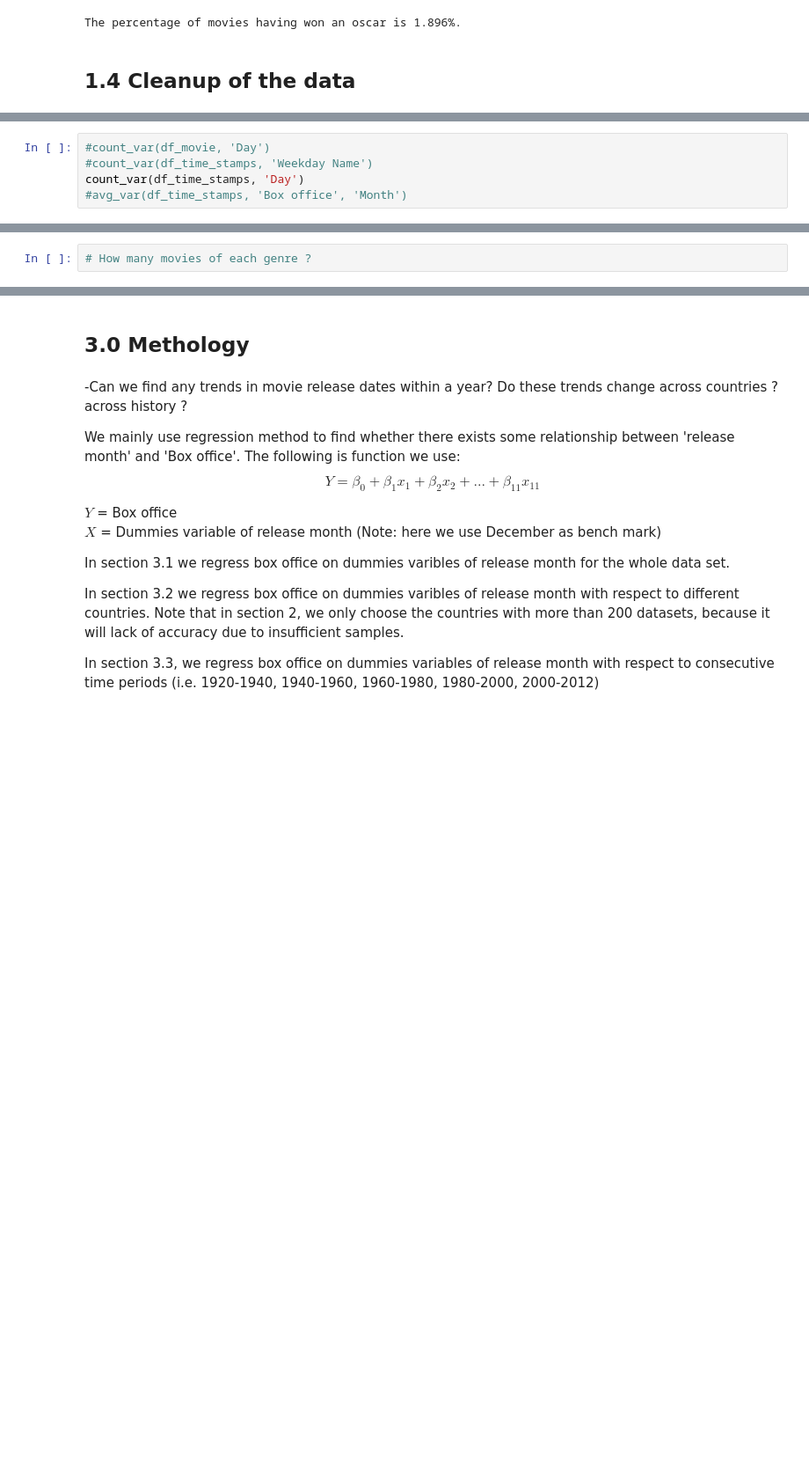
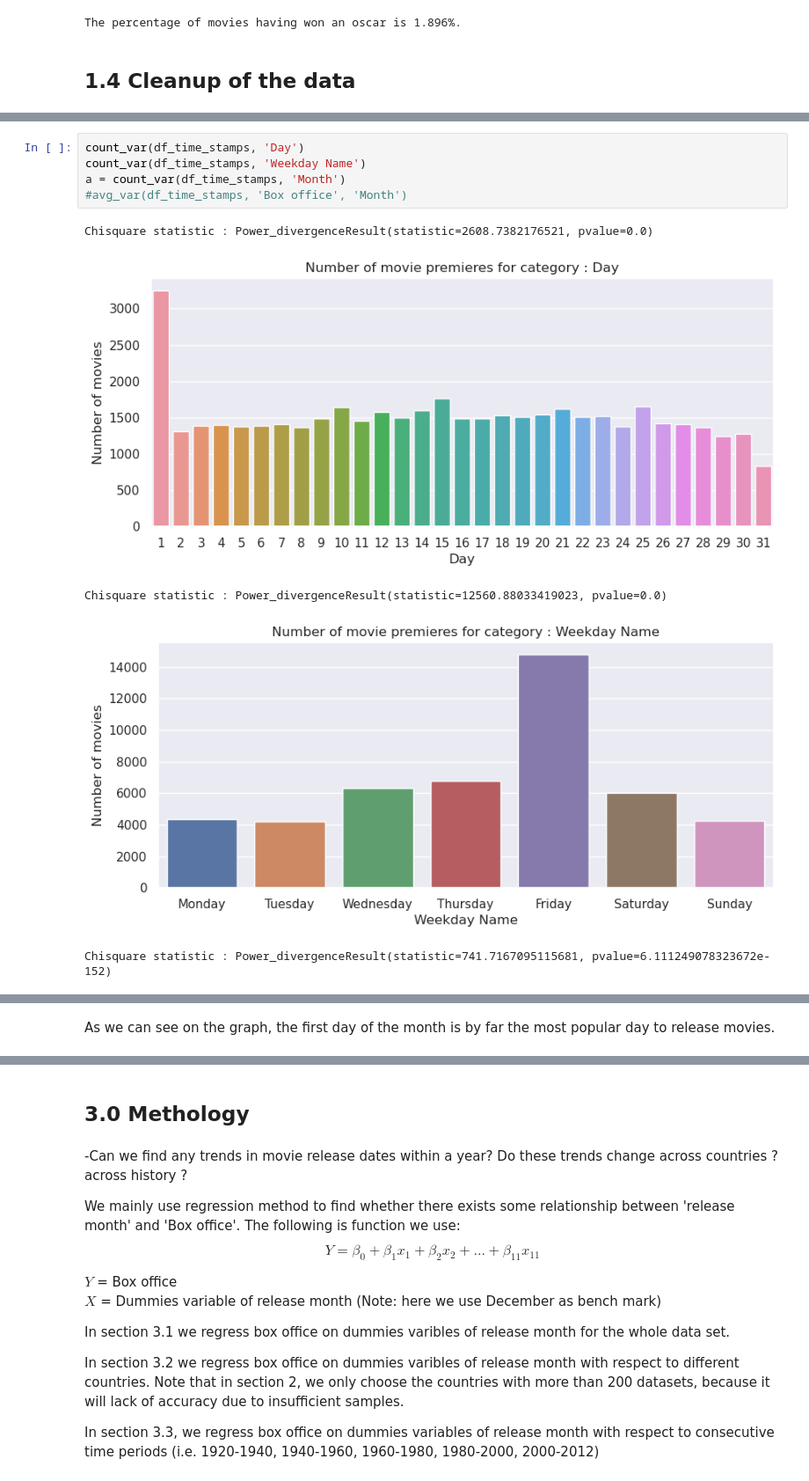
Before and after one commit to epfl-ada/ada-2023-project-deapdatadestroyers, a Jupyter notebook: data_movie_analysis.ipynb, the cells around one changed output, grey strips where cells are left out. Shown at 88% size. Saved outputs shown, nothing was run; the diff lists cells and outputs as text; blank space fills up the shorter version.

```diff
--- a/data_movie_analysis.ipynb
+++ b/data_movie_analysis.ipynb
@@ -206,5 +197,11 @@ KeyboardInterrupt:
 # %%
-#count_var(df_movie, 'Day')
-#count_var(df_time_stamps, 'Weekday Name')
 count_var(df_time_stamps, 'Day')
+count_var(df_time_stamps, 'Weekday Name')
+a = count_var(df_time_stamps, 'Month')
 #avg_var(df_time_stamps, 'Box office', 'Month')
+# %% [output]
+Chisquare statistic : Power_divergenceResult(statistic=2608.7382176521, pvalue=0.0)
+[figure, added]
+Chisquare statistic : Power_divergenceResult(statistic=12560.88033419023, pvalue=0.0)
+[figure, added]
+Chisquare statistic : Power_divergenceResult(statistic=741.7167095115681, pvalue=6.111249078323672e-152)
@@ -211,2 +209,2 @@ count_var(df_time_stamps, 'Day')
-# %%
-# How many movies of each genre ?
+# %% [markdown]
+As we can see on the graph, the first day of the month is by far the most popular day to release movies.
```
Also changed, not shown: parts of 57 cells of this notebook, 1 other file.
